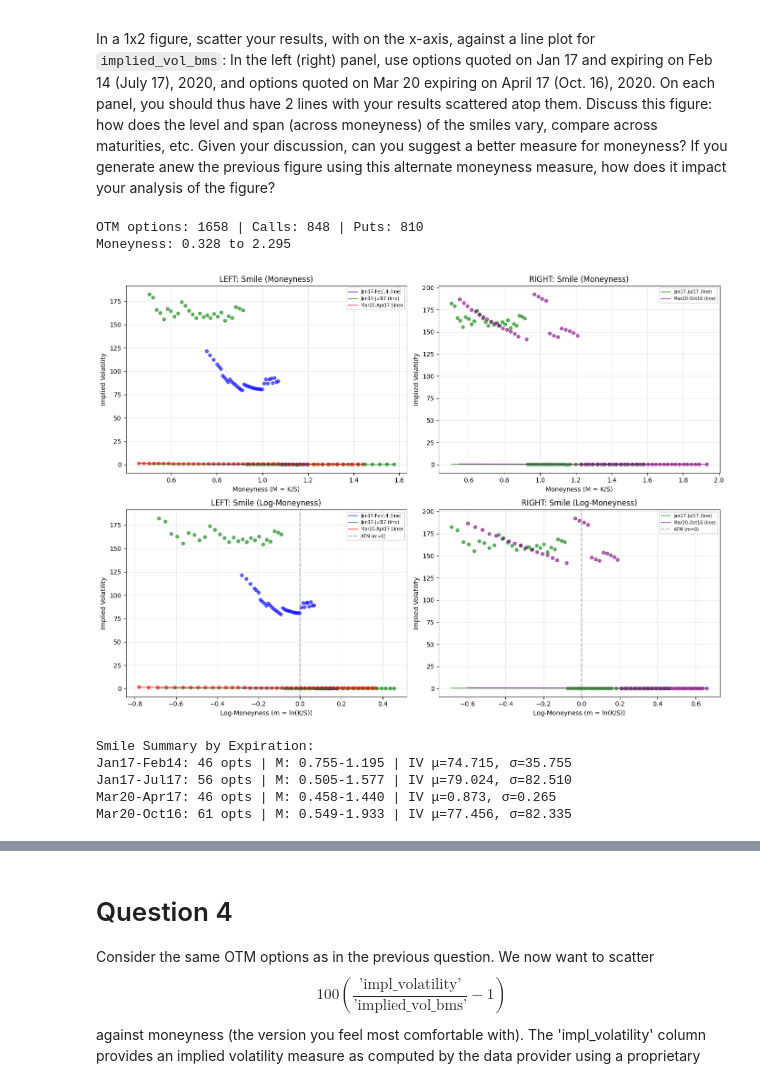
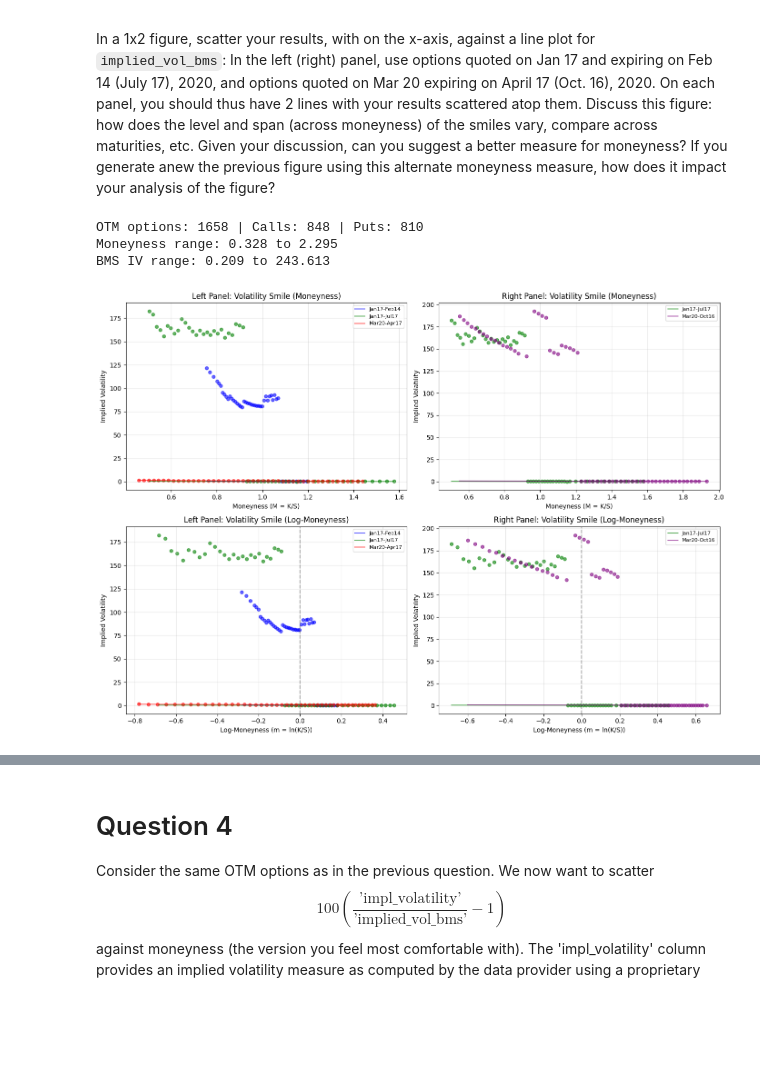
Before and after one commit to Logangeff/Derivatives-TP1, a Jupyter notebook: 202510-assignment1-en.ipynb, the cells around one changed output, grey strips where cells are left out. Saved outputs shown, nothing was run; the diff lists cells and outputs as text; code cells hidden in the pictures; blank space fills up the shorter version.

```diff
--- a/202510-assignment1-en.ipynb
+++ b/202510-assignment1-en.ipynb
@@ -277,74 +207,67 @@ otm_options = otm_options.dropna(subset=['bms_iv'])
 otm_options['log_moneyness'] = np.log(otm_options['moneyness'])
 
 print(f"OTM options: {len(otm_options)} | Calls: {len(otm_options[otm_options['cp_flag'] == 'C'])} | Puts: {len(otm_options[otm_options['cp_flag'] == 'P'])}")
-print(f"Moneyness: {otm_options['moneyness'].min():.3f} to {otm_options['moneyness'].max():.3f}")
+print(f"Moneyness range: {otm_options['moneyness'].min():.3f} to {otm_options['moneyness'].max():.3f}")
+print(f"BMS IV range: {otm_options['bms_iv'].min():.3f} to {otm_options['bms_iv'].max():.3f}")
 
 ################
-## Volatility Smile Plots (Moneyness & Log-Moneyness) ##
+## Volatility Smile Plots ##
 ################
 fig, axes = plt.subplots(2, 2, figsize=(14, 10))
 
-# Filter expirations
+# Filter expirations for each subplot
 dates_exp = [(dt.date(2020,1,17), dt.date(2020,2,14)), (dt.date(2020,1,17), dt.date(2020,7,17)),
              (dt.date(2020,3,20), dt.date(2020,4,17)), (dt.date(2020,3,20), dt.date(2020,10,16))]
 subsets = [otm_options[(otm_options['date'] == d[0]) & (otm_options['exdate'] == d[1])].sort_values('moneyness') for d in dates_exp]
 colors = ['blue', 'green', 'red', 'purple']
 labels = ['Jan17-Feb14', 'Jan17-Jul17', 'Mar20-Apr17', 'Mar20-Oct16']
 
-# Row 1: Standard Moneyness
+# Top row: standard moneyness
+# Left panel shows shorter-dated expirations (Feb14, Apr17) with one longer-dated (Jul17)
+# Right panel shows the two longer-dated expirations (Jul17, Oct16) for comparison
 for i in [0, 1]:
     ax = axes[0, i]
     for j in range(len(subsets)):
-        if i == 0 and j in [0, 1, 2]:  # LEFT: Feb14, Jul17, Apr17
+        if i == 0 and j in [0, 1, 2]:  # Left: Jan17-Feb14, Jan17-Jul17, Mar20-Apr17
             if len(subsets[j]) > 1:
-                ax.plot(subsets[j]['moneyness'], subsets[j]['implied_vol_bms'], color=colors[j], linestyle='-', alpha=0.6, label=f'{labels[j]} (line)')
+                ax.plot(subsets[j]['moneyness'], subsets[j]['implied_vol_bms'], color=colors[j], linestyle='-', alpha=0.6, label=f'{labels[j]}')
                 ax.scatter(subsets[j]['moneyness'], subsets[j]['bms_iv'], c=colors[j], s=25, alpha=0.6)
-        elif i == 1 and j in [1, 3]:  # RIGHT: Jul17, Oct16
+        elif i == 1 and j in [1, 3]:  # Right: Jan17-Jul17, Mar20-Oct16
             if len(subsets[j]) > 1:
-                ax.plot(subsets[j]['moneyness'], subsets[j]['implied_vol_bms'], color=colors[j], linestyle='-', alpha=0.6, label=f'{labels[j]} (line)')
+                ax.plot(subsets[j]['moneyness'], subsets[j]['implied_vol_bms'], color=colors[j], linestyle='-', alpha=0.6, label=f'{labels[j]}')
                 ax.scatter(subsets[j]['moneyness'], subsets[j]['bms_iv'], c=colors[j], s=25, alpha=0.6)
     ax.set_xlabel('Moneyness (M = K/S)')
     ax.set_ylabel('Implied Volatility')
-    ax.set_title(f"{'LEFT' if i == 0 else 'RIGHT'}: Smile (Moneyness)")
-    ax.legend(fontsize=7)
+    ax.set_title(f"{'Left Panel' if i == 0 else 'Right Panel'}: Volatility Smile (Moneyness)")
+    ax.legend(fontsize=8)
     ax.grid(True, alpha=0.3)
 
-# Row 2: Log-Moneyness
+# Bottom row: log-moneyness for same expirations
 for i in [0, 1]:
     ax = axes[1, i]
     for j in range(len(subsets)):
-        if i == 0 and j in [0, 1, 2]:  # LEFT: Feb14, Jul17, Apr17
+        if i == 0 and j in [0, 1, 2]:
             if len(subsets[j]) > 1:
-                ax.plot(subsets[j]['log_moneyness'], subsets[j]['implied_vol_bms'], color=colors[j], linestyle='-', alpha=0.6, label=f'{labels[j]} (line)')
+                ax.plot(subsets[j]['log_moneyness'], subsets[j]['implied_vol_bms'], color=colors[j], linestyle='-', alpha=0.6, label=f'{labels[j]}')
                 ax.scatter(subsets[j]['log_moneyness'], subsets[j]['bms_iv'], c=colors[j], s=25, alpha=0.6)
-        elif i == 1 and j in [1, 3]:  # RIGHT: Jul17, Oct16
+        elif i == 1 and j in [1, 3]:
             if len(subsets[j]) > 1:
-                ax.plot(subsets[j]['log_moneyness'], subsets[j]['implied_vol_bms'], color=colors[j], linestyle='-', alpha=0.6, label=f'{labels[j]} (line)')
+                ax.plot(subsets[j]['log_moneyness'], subsets[j]['implied_vol_bms'], color=colors[j], linestyle='-', alpha=0.6, label=f'{labels[j]}')
                 ax.scatter(subsets[j]['log_moneyness'], subsets[j]['bms_iv'], c=colors[j], s=25, alpha=0.6)
-    ax.axvline(x=0, color='black', linestyle='--', alpha=0.3, label='ATM (m=0)')
+    ax.axvline(x=0, color='black', linestyle='--', alpha=0.3)
     ax.set_xlabel('Log-Moneyness (m = ln(K/S))')
     ax.set_ylabel('Implied Volatility')
-    ax.set_title(f"{'LEFT' if i == 0 else 'RIGHT'}: Smile (Log-Moneyness)")
-    ax.legend(fontsize=7)
+    ax.set_title(f"{'Left Panel' if i == 0 else 'Right Panel'}: Volatility Smile (Log-Moneyness)")
+    ax.legend(fontsize=8)
     ax.grid(True, alpha=0.3)
 
 plt.tight_layout()
 plt.show()
-
-# Summary statistics
-print("\nSmile Summary by Expiration:")
-for d, s, label in zip(dates_exp, subsets, labels):
-    if len(s) > 0:
-        print(f"{label}: {len(s)} opts | M: {s['moneyness'].min():.3f}-{s['moneyness'].max():.3f} | IV μ={s['bms_iv'].mean():.3f}, σ={s['bms_iv'].std():.3f}")
 # %% [output]
 OTM options: 1658 | Calls: 848 | Puts: 810
-Moneyness: 0.328 to 2.295
+Moneyness range: 0.328 to 2.295
+BMS IV range: 0.209 to 243.613
-[figure, old version]
+[figure, new version]
-Smile Summary by Expiration:
-Jan17-Feb14: 46 opts | M: 0.755-1.195 | IV μ=74.715, σ=35.755
-Jan17-Jul17: 56 opts | M: 0.505-1.577 | IV μ=79.024, σ=82.510
-Mar20-Apr17: 46 opts | M: 0.458-1.440 | IV μ=0.873, σ=0.265
-Mar20-Oct16: 61 opts | M: 0.549-1.933 | IV μ=77.456, σ=82.335
 # %% [markdown]
 ## Discussion for Question 3
 
```
Also changed, not shown: parts of 10 cells of this notebook, 5 other files.
